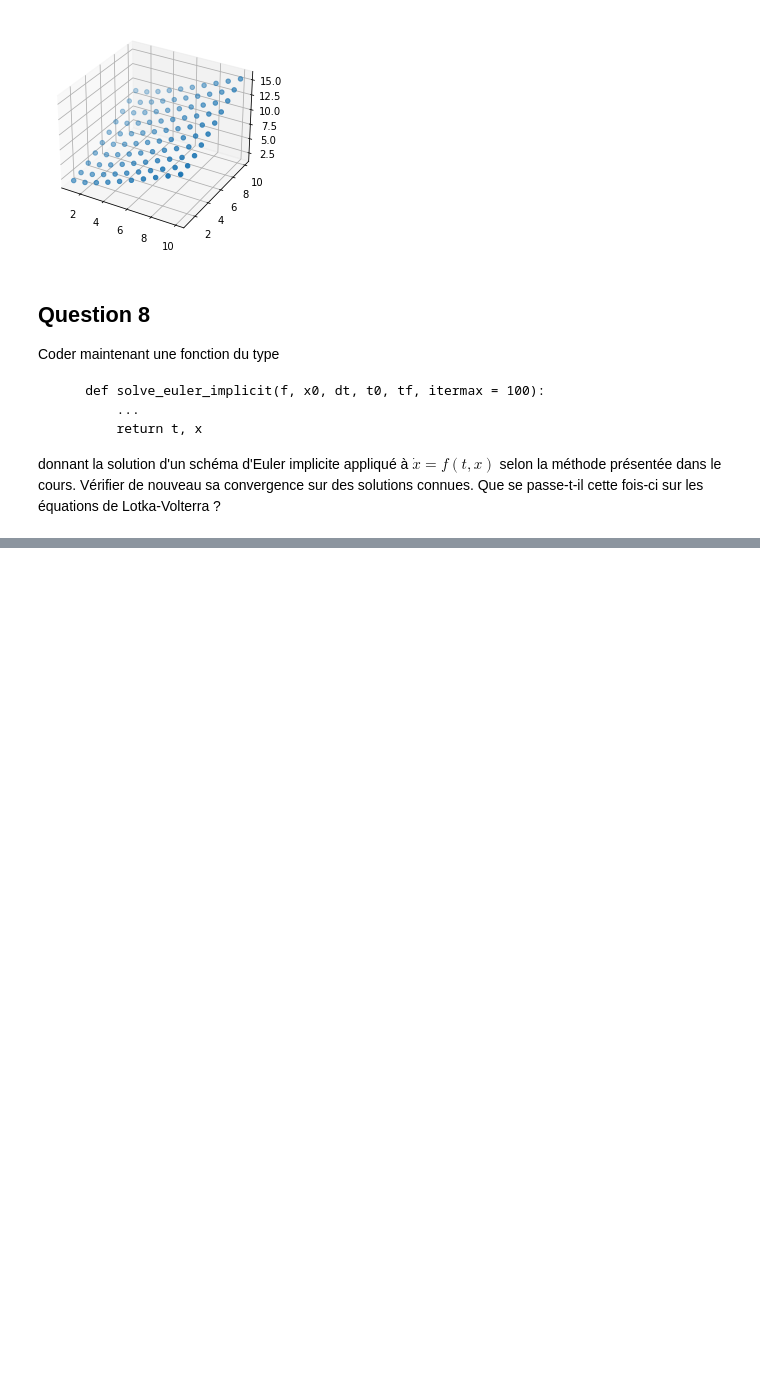
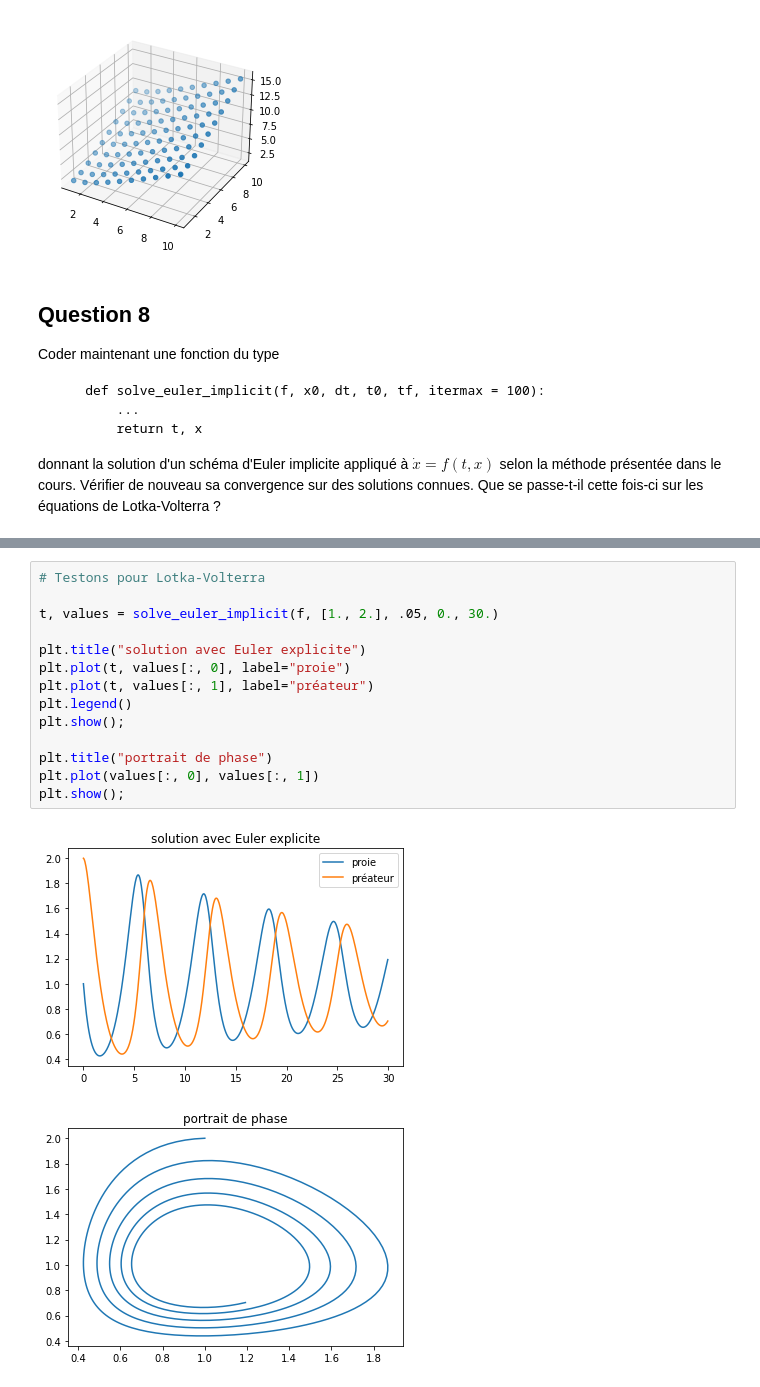
Before and after one commit to plgstalter/lotka_volterra, a Jupyter notebook: projet.ipynb, the cells around one changed output, grey strips where cells are left out. Drawn from its saved outputs; the diff is of its cells as text; blank space fills up the shorter version.

```diff
--- a/projet.ipynb
+++ b/projet.ipynb
@@ -243,0 +280,17 @@ plt.show();
+# %%
+# Testons pour Lotka-Volterra
+
+t, values = solve_euler_implicit(f, [1., 2.], .05, 0., 30.)
+
+plt.title("solution avec Euler explicite")
+plt.plot(t, values[:, 0], label="proie")
+plt.plot(t, values[:, 1], label="préateur")
+plt.legend()
+plt.show();
+
+plt.title("portrait de phase")
+plt.plot(values[:, 0], values[:, 1])
+plt.show();
+# %% [output]
+[figure, added]
+[figure, added]
```
Also changed, not shown: parts of 9 cells of this notebook.
